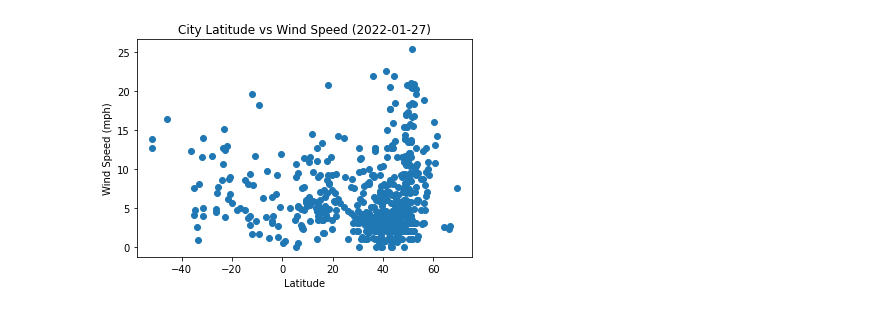
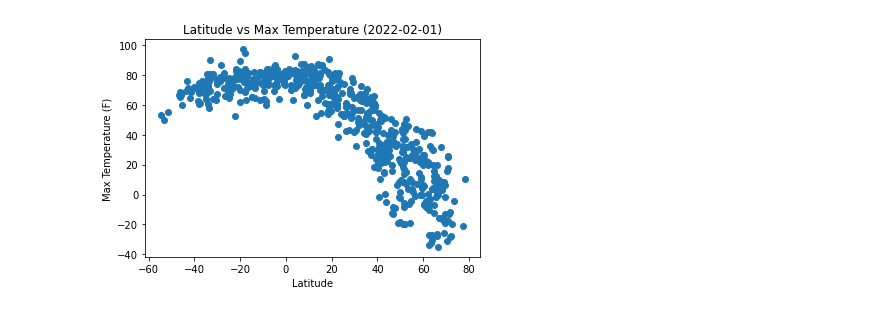
Before and after one commit to jackfarnsworth/python-api-challenge, a Jupyter notebook: WeatherPy/WeatherPy.ipynb, the cells around one changed output. Cells and saved outputs as stored; diff of their text form; code cells hidden in the pictures.

Commit message:
Finished charts, just need analysis

```diff
--- a/WeatherPy/WeatherPy.ipynb
+++ b/WeatherPy/WeatherPy.ipynb
@@ -46,5 +45,3 @@ rand_cities = cities_df.sample(600)
-# %%
-cities = rand_cities['city_ascii']
 # %%
 url = "http://api.openweathermap.org/data/2.5/weather?"
 units = "imperial"
@@ -54,7 +51,7 @@ query_url = f"{url}appid={weather_api_key}&units={units}&q="
 # %%
 
 # set up lists to hold reponse info
-response_info = [[],[],[],[],[],[]]
+response_info = [[],[],[],[],[],[],[],[]]
 invalid_cities = []
 # Loop through the list of cities and perform a request for data on each
 i = 0
@@ -70,6 +67,8 @@ for city in cities:
         response_info[3].append(response['main']['humidity'])
         response_info[4].append(response['clouds']['all'])
         response_info[5].append(response['wind']['speed'])
+        response_info[6].append(response['sys']['country'])
+        response_info[7].append(response['dt'])
     except:
         print("City not found. Skipping...")
     if i >= 50:
@@ -98,7 +97,8 @@ sleeping
 # %%
 df = pd.DataFrame(list(zip(cities, *response_info)), \
-                        columns = ['City', 'Longitude', 'Latitude', 'Max Temperature', 'Humidity', 'Cloudiness', 'Wind Speed']) \
+                        columns = ['City', 'Longitude', 'Latitude', 'Max Temperature',
+                                   'Humidity', 'Cloudiness', 'Wind Speed','Country','Date Time']) \
                         .set_index('City')
-df.to_csv('resources/city_weather.csv')
+df.to_csv(output_data_file)
 len(df)
 # %% [output]
@@ -123,8 +106,11 @@ df.loc[df['Humidity'] > 90]
 # %%
-x=df['Latitude']
-y=df['Max Temperature']
-plt.title(f"City Latitude vs Temperature ({date.today()})")
-plt.xlabel("Latitude")
-plt.ylabel("Temperature (F)")
-plt.scatter(x,y)
-plt.show()
+def makescatter(col1, col2, unit):
+    x=df[col1]
+    y=df[col2]
+    plt.title(f"{col1} vs {col2} ({date.today()})")
+    plt.xlabel(f"{col1}")
+    plt.ylabel(f"{col2} ({unit})")
+    plt.scatter(x,y)
+    plt.savefig(f"output_data/{col1}_{col2.replace(' ','')}.png")
+    plt.show()
+    return
@@ -153,10 +117,4 @@ plt.show()
-# %%
-x=df['Latitude']
-y=df['Wind Speed']
-plt.title(f"City Latitude vs Wind Speed ({date.today()})")
-plt.xlabel("Latitude")
-plt.ylabel("Wind Speed (mph)")
-plt.scatter(x,y)
-plt.show()
-# %% [output]
-[figure, removed]
+# %%
+makescatter('Latitude','Max Temperature','F')
+# %% [output]
+[figure, added]
```
Also changed, not shown: parts of 19 cells of this notebook, 10 other files.
